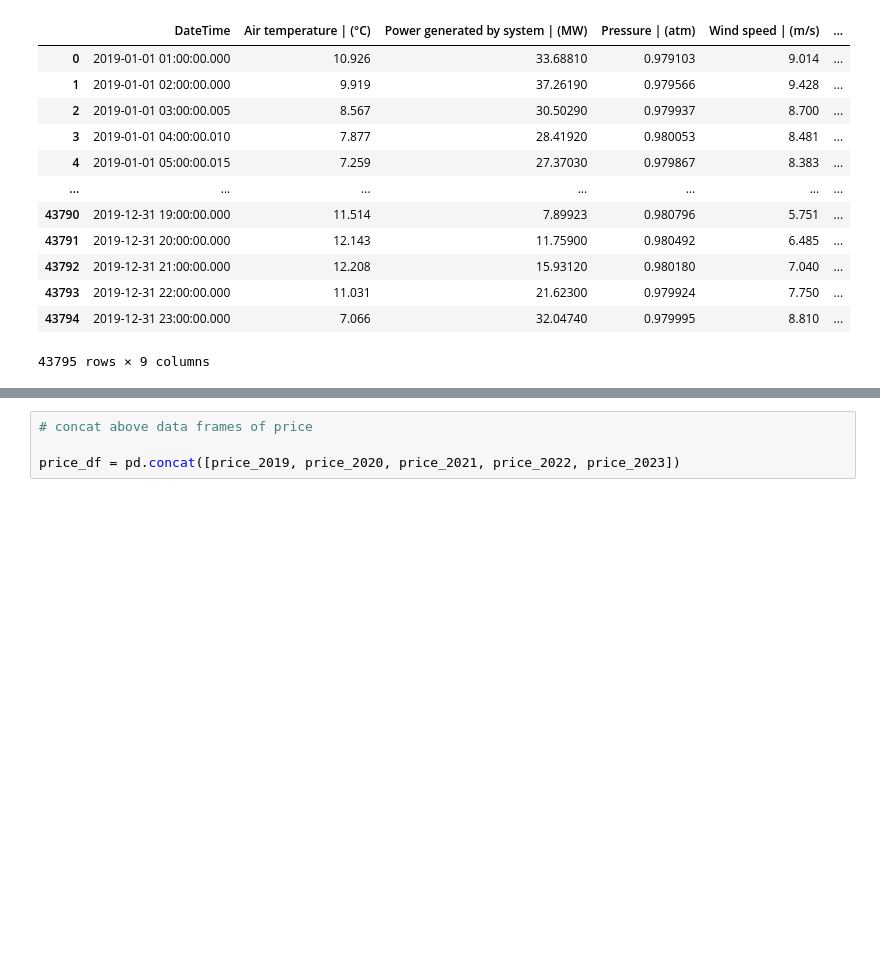
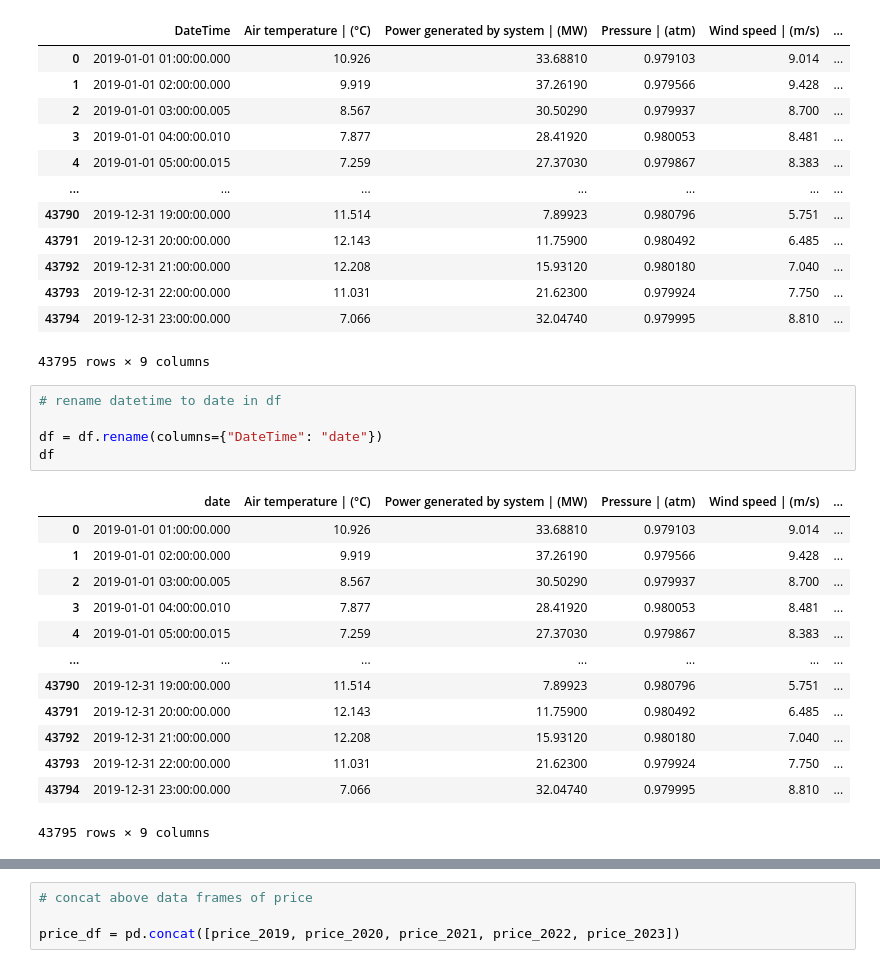
Before and after one commit to rishikesh-revandikar/Team6_sustainability_and_environment, a Jupyter notebook: HACK_3.ipynb, the cells around one changed output, grey strips where cells are left out. Saved outputs shown, nothing was run; the diff lists cells and outputs as text; blank space fills up the shorter version.

```diff
--- a/HACK_3.ipynb
+++ b/HACK_3.ipynb
@@ -81,3 +81,22 @@ df
 | 43793 | 2019-12-31 22:00:00.000 | 11.031 | 21.62300 | 0.979924 | 7.750 | ... |
 | 43794 | 2019-12-31 23:00:00.000 | 7.066 | 32.04740 | 0.979995 | 8.810 | ... |
 43795 rows × 9 columns
+# %%
+# rename datetime to date in df
+
+df = df.rename(columns={"DateTime": "date"})
+df
+# %% [output]
+|  | date | Air temperature | (°C) | Power generated by system | (MW) | Pressure | (atm) | Wind speed | (m/s) | ... |
+| 0 | 2019-01-01 01:00:00.000 | 10.926 | 33.68810 | 0.979103 | 9.014 | ... |
+| 1 | 2019-01-01 02:00:00.000 | 9.919 | 37.26190 | 0.979566 | 9.428 | ... |
+| 2 | 2019-01-01 03:00:00.005 | 8.567 | 30.50290 | 0.979937 | 8.700 | ... |
+| 3 | 2019-01-01 04:00:00.010 | 7.877 | 28.41920 | 0.980053 | 8.481 | ... |
+| 4 | 2019-01-01 05:00:00.015 | 7.259 | 27.37030 | 0.979867 | 8.383 | ... |
+| ... | ... | ... | ... | ... | ... | ... |
+| 43790 | 2019-12-31 19:00:00.000 | 11.514 | 7.89923 | 0.980796 | 5.751 | ... |
+| 43791 | 2019-12-31 20:00:00.000 | 12.143 | 11.75900 | 0.980492 | 6.485 | ... |
+| 43792 | 2019-12-31 21:00:00.000 | 12.208 | 15.93120 | 0.980180 | 7.040 | ... |
+| 43793 | 2019-12-31 22:00:00.000 | 11.031 | 21.62300 | 0.979924 | 7.750 | ... |
+| 43794 | 2019-12-31 23:00:00.000 | 7.066 | 32.04740 | 0.979995 | 8.810 | ... |
+43795 rows × 9 columns
```
Also changed, not shown: parts of 8 cells of this notebook.
